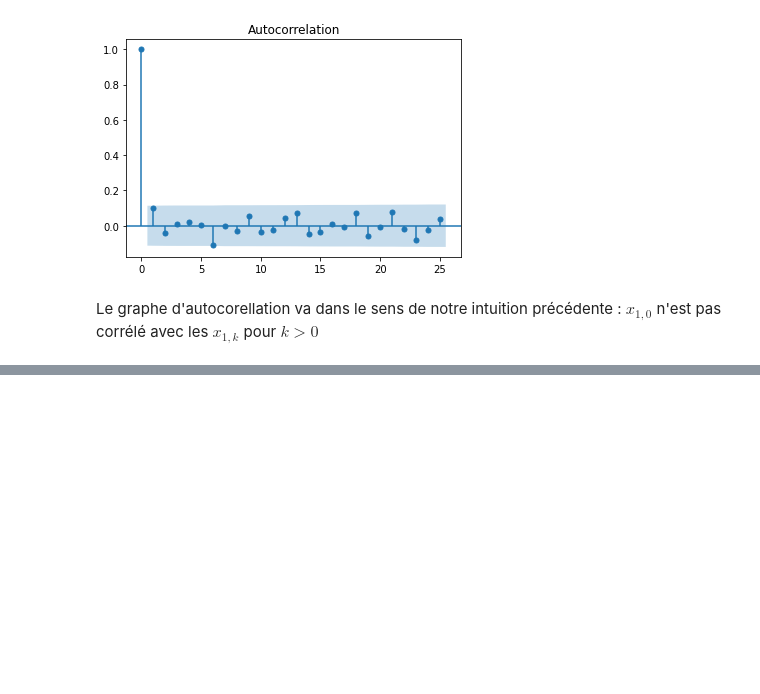
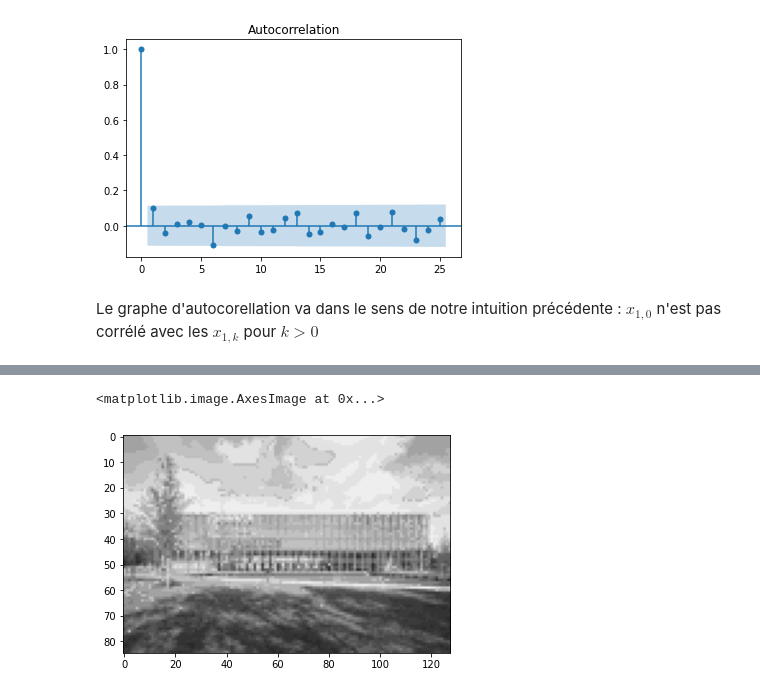
Before and after one commit to WLDCH/Monte_Carlo_Compression_image, a Jupyter notebook: Monte-Carlo Notebook.ipynb, the cells around one changed output, grey strips where cells are left out. Cells and saved outputs as stored; diff of their text form; code cells hidden in the pictures; blank space fills up the shorter version.

```diff
--- a/Monte-Carlo Notebook.ipynb
+++ b/Monte-Carlo Notebook.ipynb
@@ -84,0 +134,8 @@ Le graphe d'autocorellation va dans le sens de notre intuition précédente : $x
+# %%
+def choice(distrib):
+    distrib = distrib.cumsum()
+    t = np.random.rand()
+    i = 0
+    while i < len(distrib) and distrib[i] < t:
+        i += 1
+    return i + 1
@@ -84,0 +204,13 @@ Le graphe d'autocorellation va dans le sens de notre intuition précédente : $x
+# %%
+y = np.array(gray_image)
+b = 1
+K_ = 16
+m_k = np.arange(0, 255, 255/K_)
+s_k = [1] * K_
+alpha_k = np.array([1] * K_)
+beta_k = np.array([10] * K_)
+nb_iter = 10
+
+
+x, mu, sigma = compress(y, b, alpha_k, beta_k, m_k, s_k, K_, nb_iter)
+x, mu, sigma
@@ -84,0 +233,15 @@ Le graphe d'autocorellation va dans le sens de notre intuition précédente : $x
+# %%
+def assign(x, mu):
+    mat = np.zeros(x.shape)
+    u, v = x.shape
+    for i in range(u):
+        for j in range(v):
+            mat[i,j] = mu[x[i,j]-1]
+    return mat
+# %%
+mat = assign(x, mu)
+# %%
+plt.imshow(mat.astype(int),cmap='gray', vmin=0, vmax=255)
+# %% [output]
+<matplotlib.image.AxesImage at 0x...>
+[figure, added]
```
Also changed, not shown: parts of 10 cells of this notebook.
